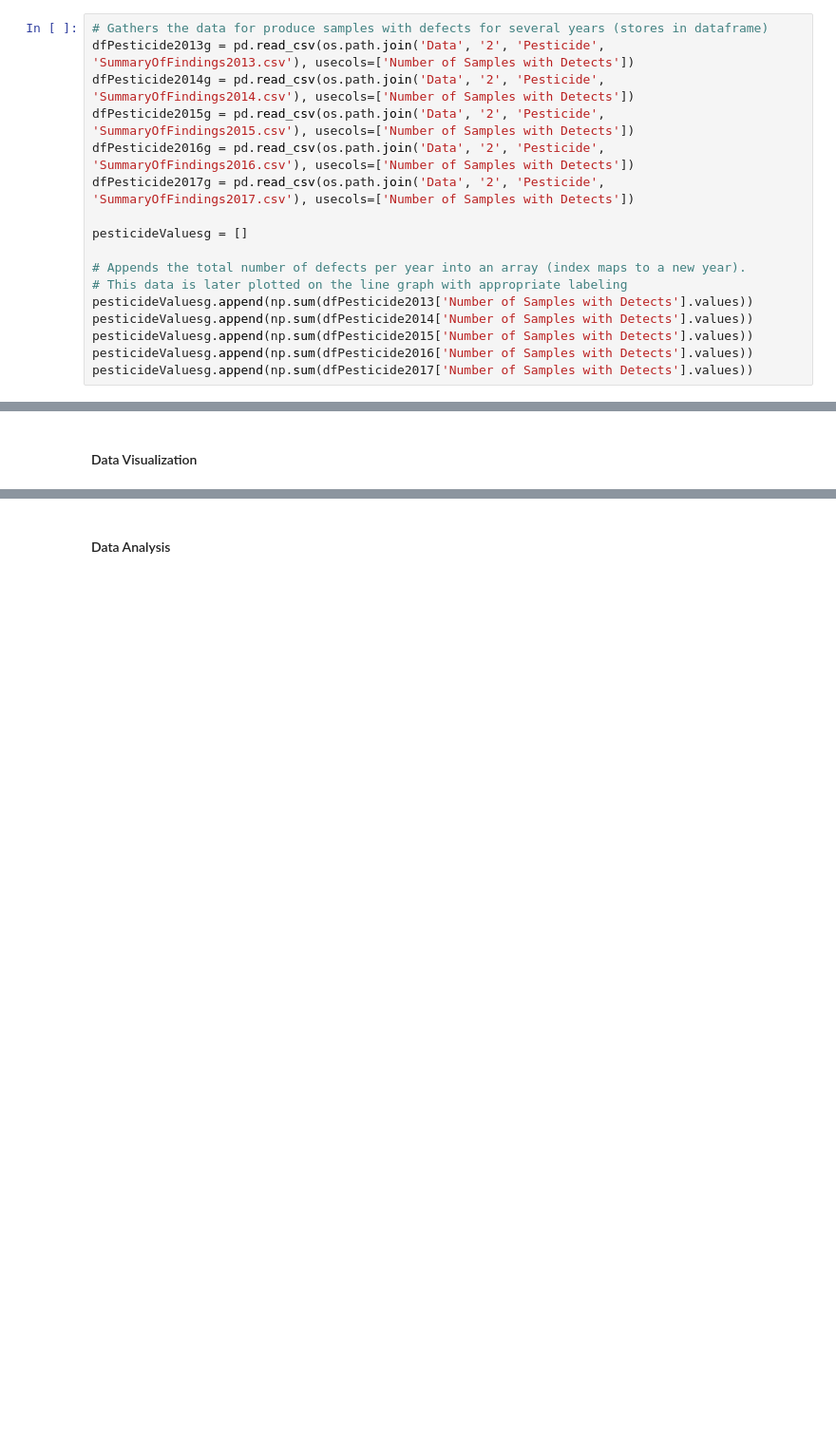
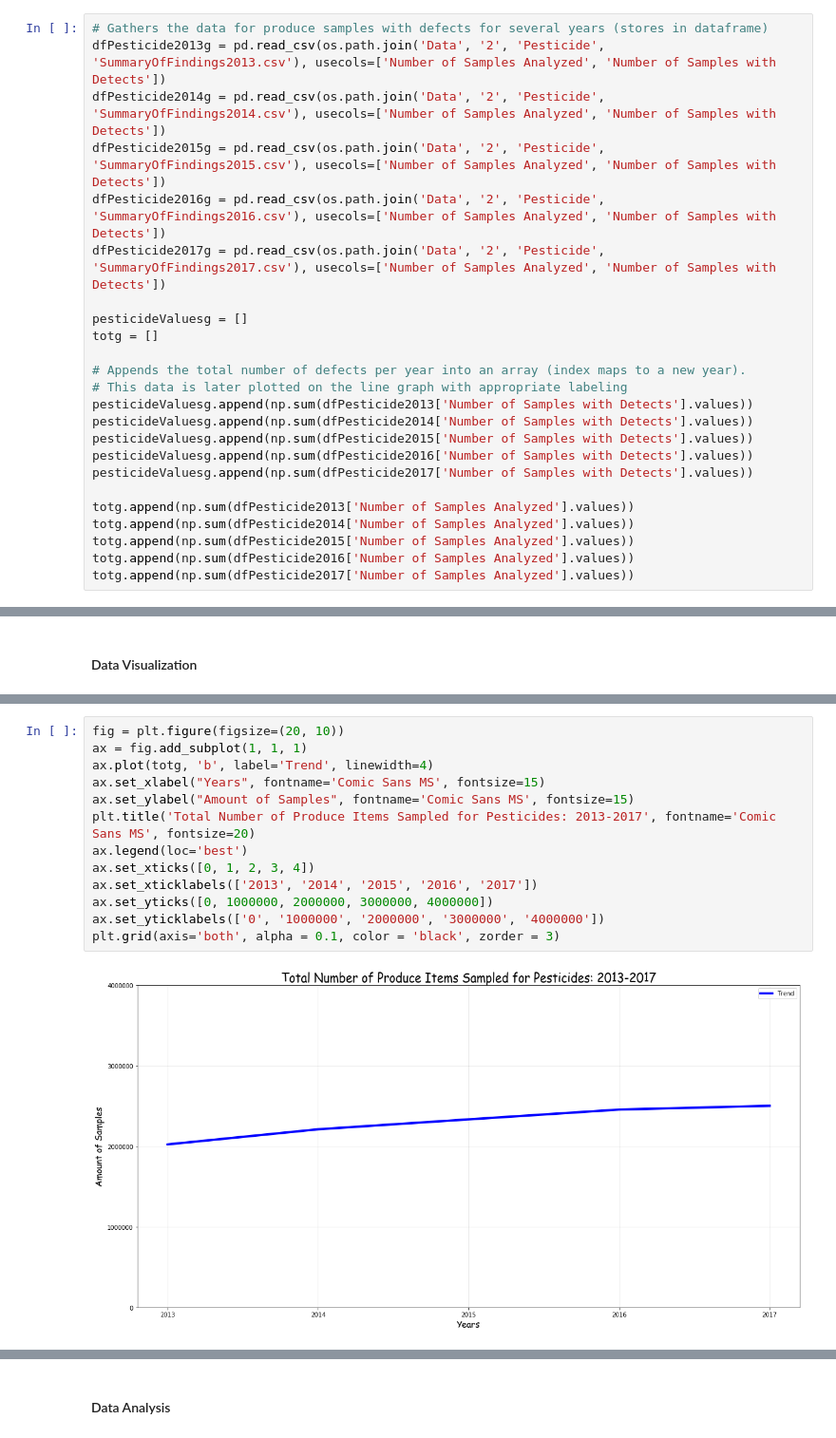
Before and after one commit to alswilli/CMPS-184-Final-Project, a Jupyter notebook: Is Organic Food worth it.ipynb, the cells around one changed output, grey strips where cells are left out. Shown at 95% size. Cells and saved outputs as stored; diff of their text form; blank space fills up the shorter version.

```diff
--- a/Is Organic Food worth it.ipynb
+++ b/Is Organic Food worth it.ipynb
@@ -492,12 +498,13 @@ The numbers seen above are concerning, considering much of the reason antibiotic
 # %%
 # Gathers the data for produce samples with defects for several years (stores in dataframe)
-dfPesticide2013g = pd.read_csv(os.path.join('Data', '2', 'Pesticide', 'SummaryOfFindings2013.csv'), usecols=['Number of Samples with Detects'])
-dfPesticide2014g = pd.read_csv(os.path.join('Data', '2', 'Pesticide', 'SummaryOfFindings2014.csv'), usecols=['Number of Samples with Detects'])
-dfPesticide2015g = pd.read_csv(os.path.join('Data', '2', 'Pesticide', 'SummaryOfFindings2015.csv'), usecols=['Number of Samples with Detects'])
-dfPesticide2016g = pd.read_csv(os.path.join('Data', '2', 'Pesticide', 'SummaryOfFindings2016.csv'), usecols=['Number of Samples with Detects'])
-dfPesticide2017g = pd.read_csv(os.path.join('Data', '2', 'Pesticide', 'SummaryOfFindings2017.csv'), usecols=['Number of Samples with Detects'])
+dfPesticide2013g = pd.read_csv(os.path.join('Data', '2', 'Pesticide', 'SummaryOfFindings2013.csv'), usecols=['Number of Samples Analyzed', 'Number of Samples with Detects'])
+dfPesticide2014g = pd.read_csv(os.path.join('Data', '2', 'Pesticide', 'SummaryOfFindings2014.csv'), usecols=['Number of Samples Analyzed', 'Number of Samples with Detects'])
+dfPesticide2015g = pd.read_csv(os.path.join('Data', '2', 'Pesticide', 'SummaryOfFindings2015.csv'), usecols=['Number of Samples Analyzed', 'Number of Samples with Detects'])
+dfPesticide2016g = pd.read_csv(os.path.join('Data', '2', 'Pesticide', 'SummaryOfFindings2016.csv'), usecols=['Number of Samples Analyzed', 'Number of Samples with Detects'])
+dfPesticide2017g = pd.read_csv(os.path.join('Data', '2', 'Pesticide', 'SummaryOfFindings2017.csv'), usecols=['Number of Samples Analyzed', 'Number of Samples with Detects'])
 
 pesticideValuesg = []
+totg = []
 
 # Appends the total number of defects per year into an array (index maps to a new year).
 # This data is later plotted on the line graph with appropriate labeling
@@ -506,3 +513,9 @@ pesticideValuesg.append(np.sum(dfPesticide2014['Number of Samples with Detects']
 pesticideValuesg.append(np.sum(dfPesticide2015['Number of Samples with Detects'].values))
 pesticideValuesg.append(np.sum(dfPesticide2016['Number of Samples with Detects'].values))
 pesticideValuesg.append(np.sum(dfPesticide2017['Number of Samples with Detects'].values))
+
+totg.append(np.sum(dfPesticide2013['Number of Samples Analyzed'].values))
+totg.append(np.sum(dfPesticide2014['Number of Samples Analyzed'].values))
+totg.append(np.sum(dfPesticide2015['Number of Samples Analyzed'].values))
+totg.append(np.sum(dfPesticide2016['Number of Samples Analyzed'].values))
+totg.append(np.sum(dfPesticide2017['Number of Samples Analyzed'].values))
@@ -637,0 +658,15 @@ Thus, the total percentage of items with harmful positive detections is 0.133052
+# %%
+fig = plt.figure(figsize=(20, 10))
+ax = fig.add_subplot(1, 1, 1)
+ax.plot(totg, 'b', label='Trend', linewidth=4)
+ax.set_xlabel("Years", fontname='Comic Sans MS', fontsize=15)
+ax.set_ylabel("Amount of Samples", fontname='Comic Sans MS', fontsize=15)
+plt.title('Total Number of Produce Items Sampled for Pesticides: 2013-2017', fontname='Comic Sans MS', fontsize=20)
+ax.legend(loc='best')
+ax.set_xticks([0, 1, 2, 3, 4])
+ax.set_xticklabels(['2013', '2014', '2015', '2016', '2017'])
+ax.set_yticks([0, 1000000, 2000000, 3000000, 4000000])
+ax.set_yticklabels(['0', '1000000', '2000000', '3000000', '4000000'])
+plt.grid(axis='both', alpha = 0.1, color = 'black', zorder = 3)
+# %% [output]
+[figure, added]
```
Also changed, not shown: parts of 27 cells of this notebook.
